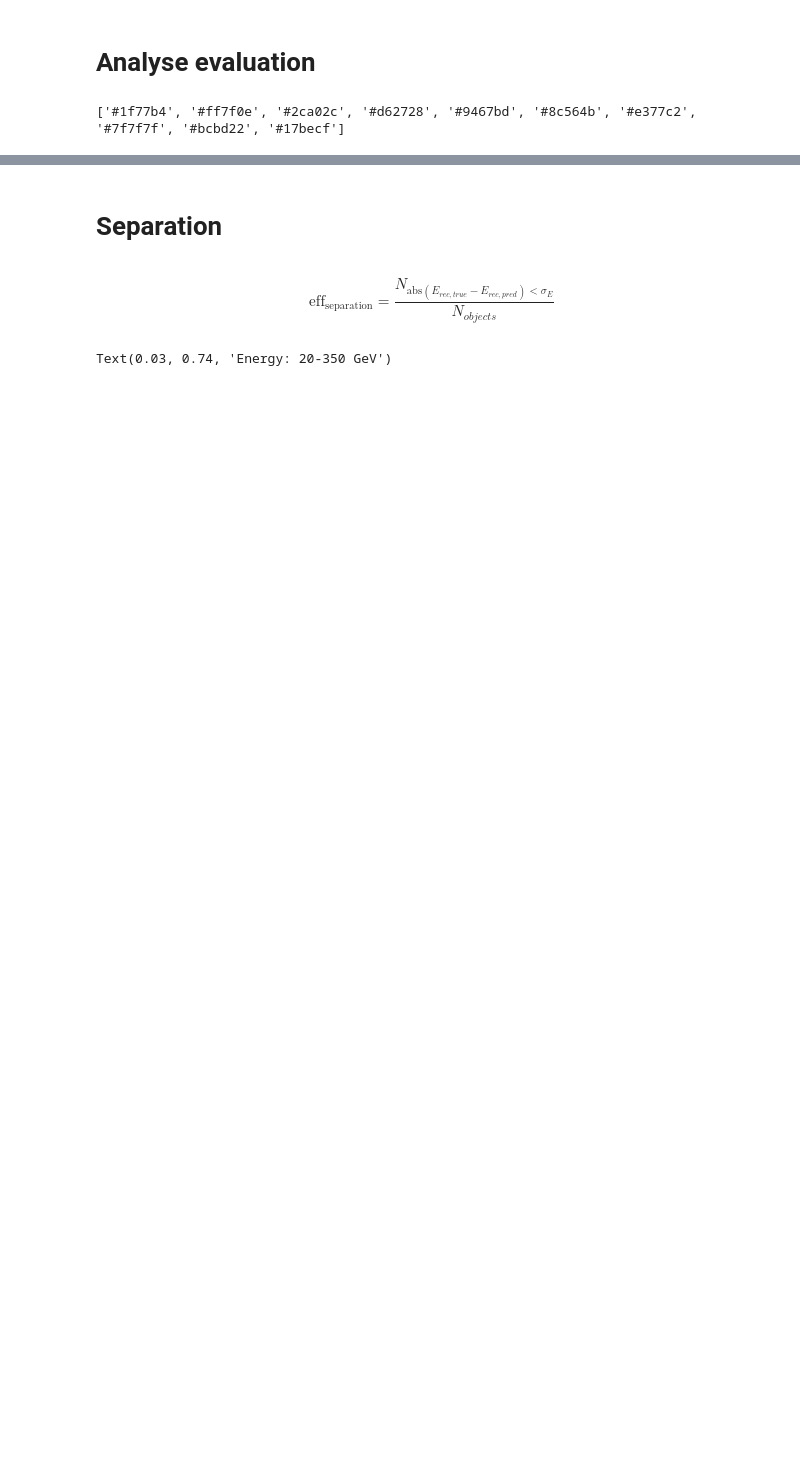
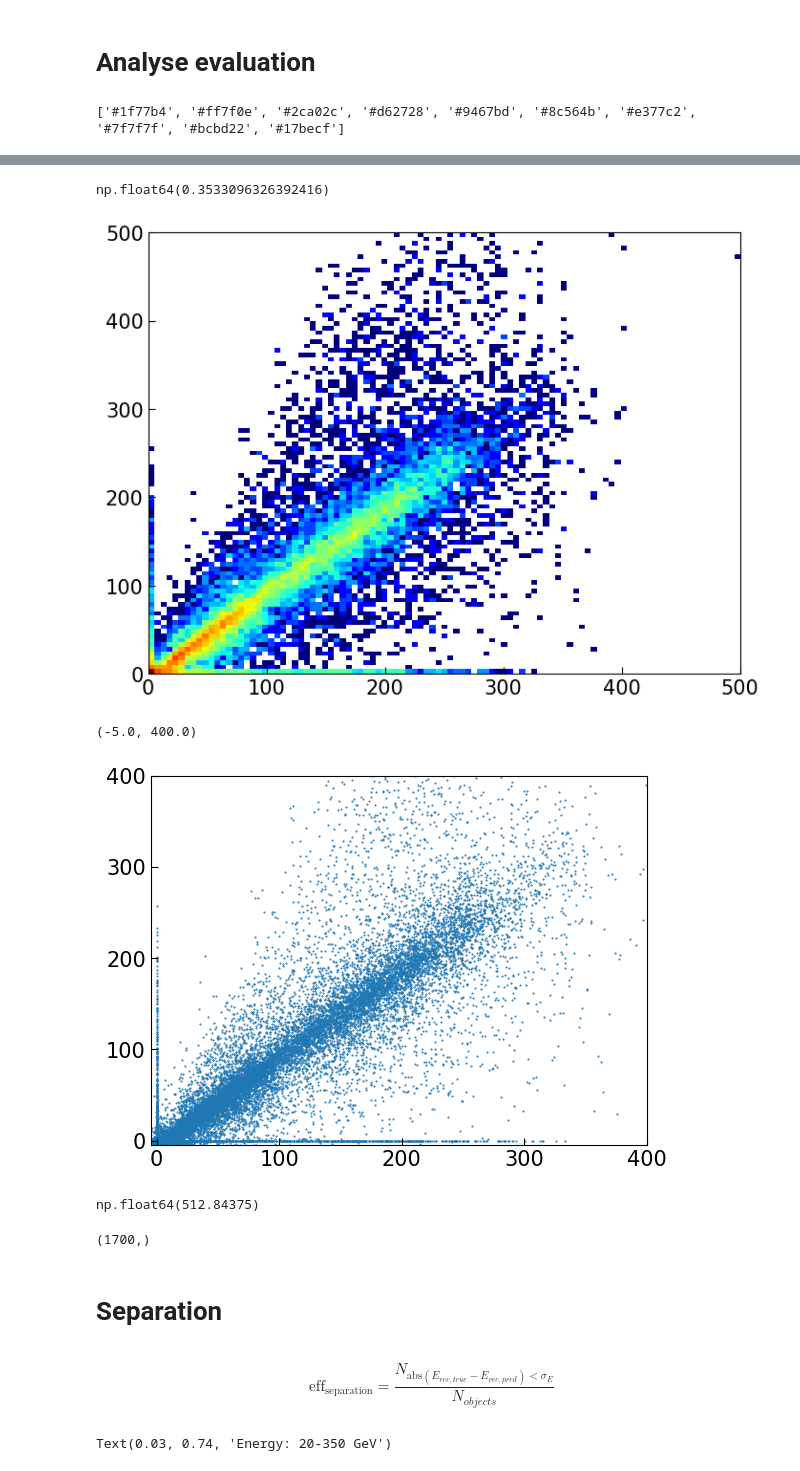
Before and after one commit to Bjartensen/python_focalh_clustering, a Jupyter notebook: notebooks/study.ipynb, the cells around one changed output, grey strips where cells are left out. Cells and saved outputs as stored; diff of their text form; code cells hidden in the pictures; blank space fills up the shorter version.

```diff
--- a/notebooks/study.ipynb
+++ b/notebooks/study.ipynb
@@ -210,3 +216,41 @@ for k,v in evals.items():
+# %%
+mask = evals["ma"]["data"]["eval"]["particles"] == 2
+evals["ma"]["data"]["eval"]["separation"][mask][:,0].sum() / evals["ma"]["data"]["eval"]["separation"][mask][:,1].sum()
+# %% [output]
+np.float64(0.3533096326392416)
+# %%
+pairs = np.concatenate(evals["ma"]["data"]["eval"]["energy_pairs"])
+# %%
+import matplotlib.colors as colors
+bins = np.linspace(0, 500, 100)
+migration_matrix, xedges, yedges = np.histogram2d(
+    pairs[:,0], pairs[:,1], bins=[bins, bins]
+)
+plt.figure(figsize=(8, 6))
+plt.imshow(
+    migration_matrix.T,  # Transpose to match the orientation of true vs reconstructed
+    origin="lower",
+    extent=[xedges[0], xedges[-1], yedges[0], yedges[-1]],
+    aspect="auto",
+    cmap="jet",
+    norm=colors.LogNorm(),
+)
+plt.show()
+plt.scatter(pairs[:,0], pairs[:,1], marker=".", s=1)
+plt.xlim(-5,400)
+plt.ylim(-5,400)
+# %% [output]
+[figure, added]
+(-5.0, 400.0)
+[figure, added]
+# %%
+pairs[:,0].max()
+# %% [output]
+np.float64(512.84375)
+# %%
+mask.shape
+# %% [output]
+(1700,)
 # %%
 def dist(coms):
     dists = [None]*len(coms)
```
Also changed, not shown: parts of 7 cells of this notebook, 13 other files.
